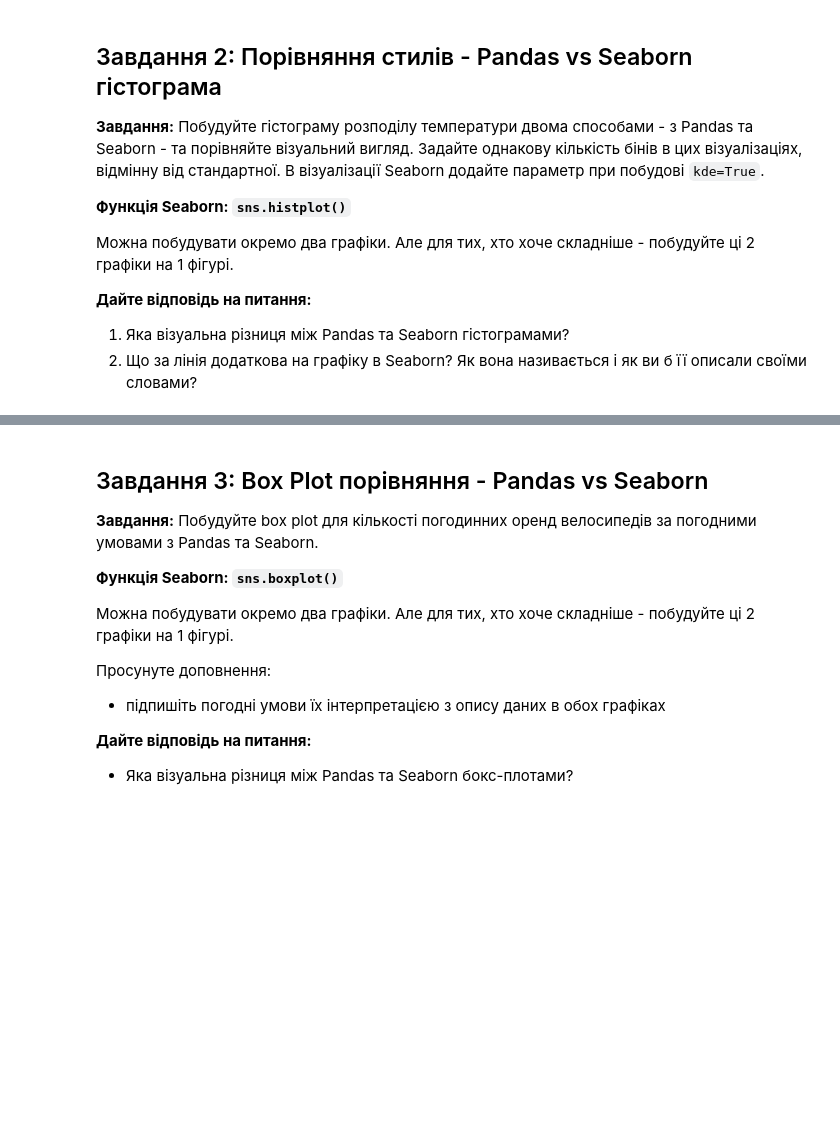
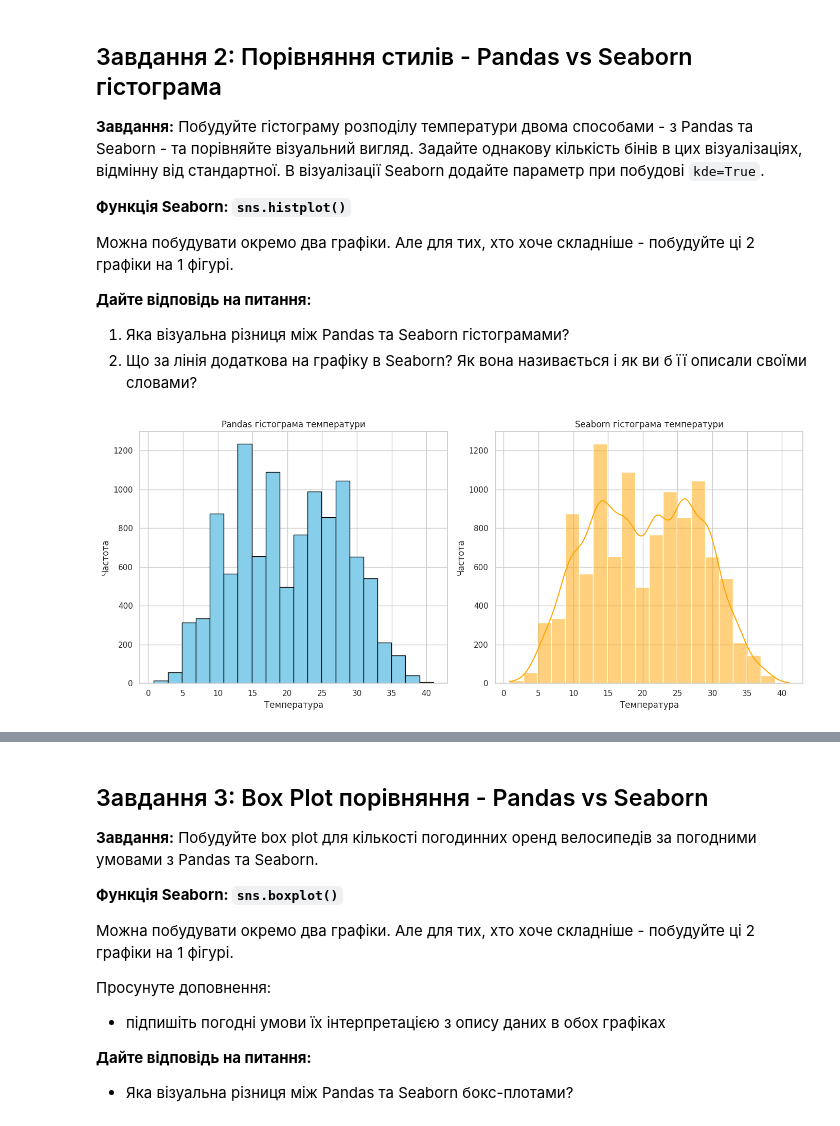
Before and after one commit to zaporozhetsalena/My-first-project, a Jupyter notebook: HW_11_3_Статистичні_візуалізації_з_Seaborn.ipynb, the cells around one changed output, grey strips where cells are left out. Saved outputs shown, nothing was run; the diff lists cells and outputs as text; code cells hidden in the pictures; blank space fills up the shorter version.

```diff
--- a/HW_11_3_Статистичні_візуалізації_з_Seaborn.ipynb
+++ b/HW_11_3_Статистичні_візуалізації_з_Seaborn.ipynb
@@ -142,3 +139,34 @@ plt.show()
 **Дайте відповідь на питання:**
 1. Яка візуальна різниця між Pandas та Seaborn гістограмами?
 2. Що за лінія додаткова на графіку в Seaborn? Як вона називається і як ви б її описали своїми словами?
+# %%
+fig, ax = plt.subplots(1, 2, figsize=(14, 6))
+
+#  Pandas
+df['temp'].plot.hist(
+    bins=20,                  # однакова (не стандартна) кількість бінів
+    ax=ax[0],
+    color='skyblue',
+    edgecolor='black'
+)
+ax[0].set_title("Pandas гістограма температури")
+ax[0].set_xlabel("Температура")
+ax[0].set_ylabel("Частота")
+
+# Seaborn
+sns.histplot(
+    data=df,
+    x='temp',
+    bins=20,                  # та сама кількість бінів
+    kde=True,                 # додаємо KDE
+    ax=ax[1],
+    color='orange'
+)
+ax[1].set_title("Seaborn гістограма температури")
+ax[1].set_xlabel("Температура")
+ax[1].set_ylabel("Частота")
+
+plt.tight_layout()
+plt.show()
+# %% [output]
+[figure, added]
```
Also changed, not shown: parts of 12 cells of this notebook.
